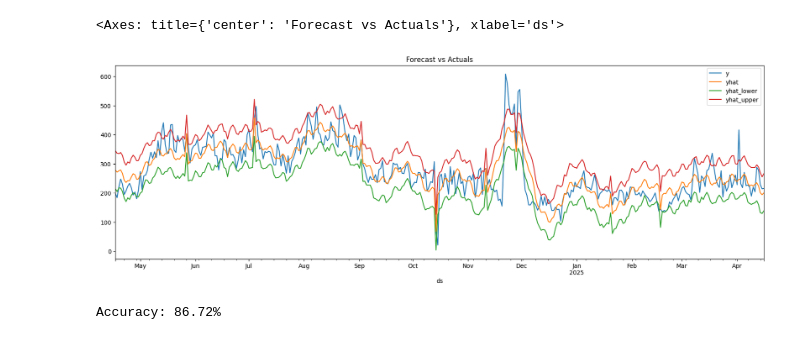
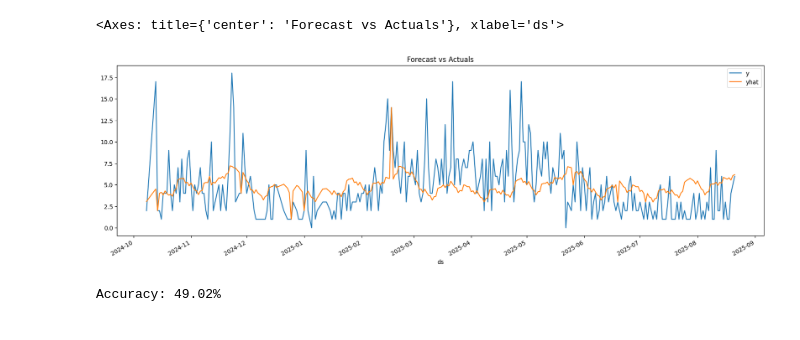
Before and after one commit to Crster/hike-notebook, a Jupyter notebook: sale-prediction.ipynb, the cells around one changed output. Cells and saved outputs as stored; diff of their text form; code cells hidden in the pictures.

Commit message:
other prophet data

```diff
--- a/sale-prediction.ipynb
+++ b/sale-prediction.ipynb
@@ -3,19 +3,28 @@ from prophet import Prophet
 
 import pandas as pd
 # %%
-df = pd.read_json('sample/product-001.json')
-df['ds'] = pd.to_datetime(df['ds'])
-df['y'] = df['y'].astype(float)
+df = pd.read_csv("records/sample2.csv", parse_dates=["Date"]).rename(
+    columns={"Date": "ds", "Sold": "y", "Sale": "sale"}
+)
 # %%
-periods = 440
+periods = 90
 
-m = Prophet()
-# m.add_seasonality(name='quarter', period=90, fourier_order=5, mode='additive')
-m.add_seasonality(name='half', period=270, fourier_order=10, mode='additive')
-m.add_country_holidays(country_name='US')
+m = Prophet(growth="flat", scaling="minmax")
+m.add_seasonality(name='quarter', period=90, fourier_order=5, mode='additive')
+# m.add_seasonality(
+#     name="quarterly",
+#     period=91.25,  # ~ 365/4
+#     fourier_order=4,  # can tune (3–9). 7 is a good start.
+#     prior_scale=10.0,  # allow decent wiggle for the 3-month pattern
+# )
+m.add_country_holidays(country_name="US")
 m.fit(df)
 
-future = m.make_future_dataframe(periods=periods)
+future = m.make_future_dataframe(periods=periods, freq="D", include_history=True)
 forecast = m.predict(future)
+
+for col in ['yhat', 'yhat_lower', 'yhat_upper']:
+    forecast[col] = forecast[col].clip(lower=0.0)
+
 fig1 = m.plot(forecast, include_legend=True)
 # %% [output]
@@ -25,11 +34,11 @@ fig1 = m.plot(forecast, include_legend=True)
 # %%
-df_combined = pd.merge(df, forecast[['ds', 'yhat', 'yhat_lower', 'yhat_upper']], on='ds', how='left')
-df_combined.plot(x='ds', y=['y', 'yhat', 'yhat_lower', 'yhat_upper'], figsize=(20, 6), title='Forecast vs Actuals')
+df_combined = pd.merge(df, forecast[['ds', 'yhat']], on='ds', how='left')
+df_combined.plot(x='ds', y=['y', 'yhat'], figsize=(20, 6), title='Forecast vs Actuals')
 # %% [output]
 <Axes: title={'center': 'Forecast vs Actuals'}, xlabel='ds'>
-[figure, old version]
+[figure, new version]
 # %%
 accuracy = 100 - (abs(df_combined['y'] - df_combined['yhat']).sum() / df_combined['y'].sum() * 100)
 print(f"Accuracy: {accuracy:.2f}%")
 # %% [output]
-Accuracy: 86.72%
+Accuracy: 49.02%
```
Also changed, not shown: parts of 1 cell of this notebook, 3 other files.
